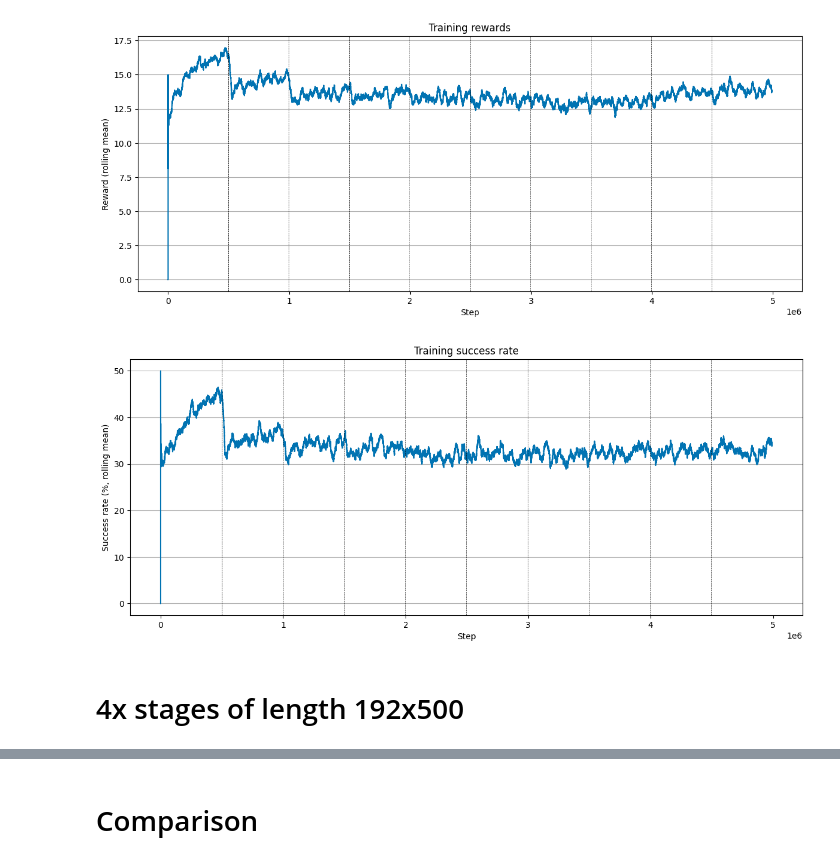
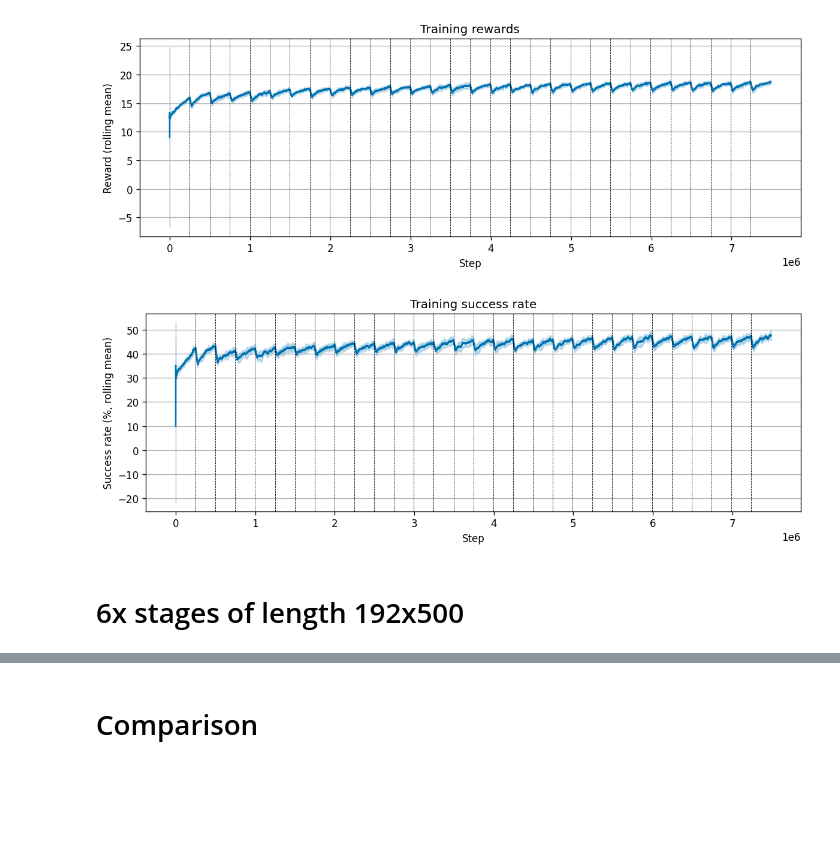
Before and after one commit to maciejors/hearts_ai, a Jupyter notebook: notebooks/results_ppo_playing_compare_stages_setups.ipynb, the cells around one changed output, grey strips where cells are left out. Saved outputs shown, nothing was run; the diff lists cells and outputs as text; code cells hidden in the pictures; blank space fills up the shorter version.

```diff
--- a/notebooks/results_ppo_playing_compare_stages_setups.ipynb
+++ b/notebooks/results_ppo_playing_compare_stages_setups.ipynb
@@ -14,8 +15,8 @@ def log_path(name: str) -> str:
 def out_path(name: str) -> str:
     return f'../output/plots/ppo_playing_compare_stages_setups/{name}'
 # %%
-r_192x50 = load_training_results(log_path=log_path('every_192x50'))
-r_192x200 = load_training_results(log_path=log_path('every_192x200'))
+r_192x10 = load_training_results(log_path=log_path('every_192x10'))
+r_192x100 = load_training_results(log_path=log_path('every_192x100'))
 r_192x500 = load_training_results(log_path=log_path('../ppo_compare_reward_settings/dense'))
 r_192x1000 = load_training_results(log_path=log_path('every_192x1000'))
 # %% [markdown]
@@ -31,8 +32,8 @@ plot_maker_dense.plot_training()
 # %%
-plot_maker_dense = PlotMakerPlaying(r_192x200, folder=out_path('every_192x200'), show=True)
+plot_maker_dense = PlotMakerPlaying(r_192x100, folder=out_path('every_192x100'), show=True)
 plot_maker_dense.plot_training()
 # %% [output]
-[figure, old version]
+[figure, new version]
-[figure, old version]
+[figure, new version]
 # %% [markdown]
-# 4x stages of length 192x500
+# 6x stages of length 192x500
```
Also changed, not shown: parts of 14 cells of this notebook, 2 other files.
